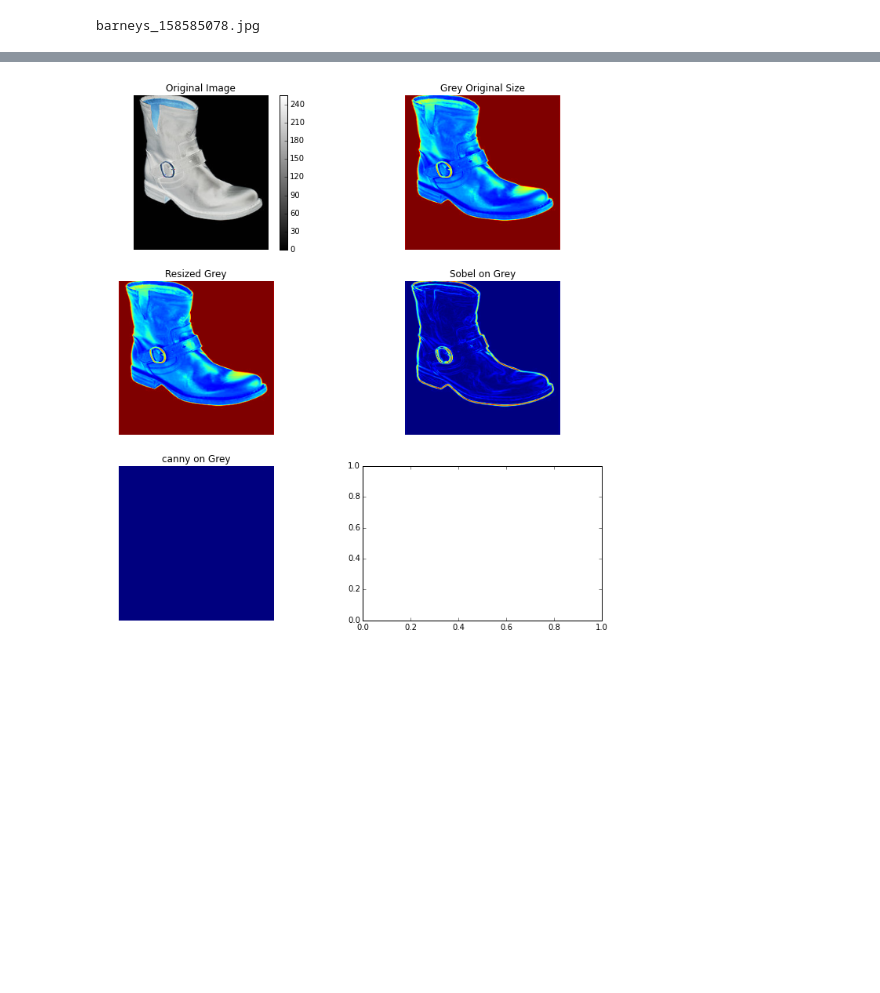
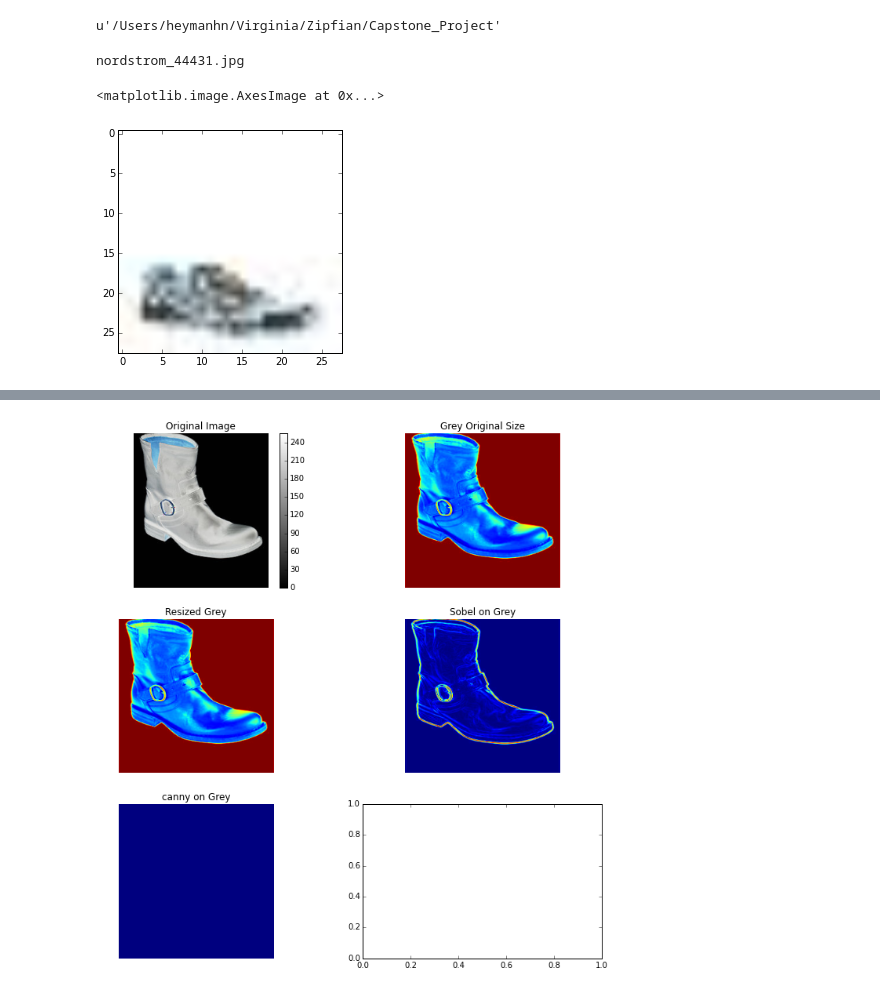
Before and after one commit to adolfoeliazat/Tinderella, a Jupyter notebook: classify_shoes.ipynb, the cells around one changed output, grey strips where cells are left out. Saved outputs shown, nothing was run; the diff lists cells and outputs as text; code cells hidden in the pictures; blank space fills up the shorter version.

```diff
--- a/classify_shoes.ipynb
+++ b/classify_shoes.ipynb
@@ -31,10 +18,15 @@ for store in company:
-# %%
-file_name = 'barneys_158585078.jpg'
-category = 'boots'
-image = data.imread('%s/%s/%s' % (store, category,file_name), as_grey=True).astype('int32')
-# img= scipy.misc.imread('%s/%s/%s' % (store, category,file_name)).astype('int32')
-print file_name
-resized_image = resize(image, (250, 250))
-# %% [output]
-barneys_158585078.jpg
+# %%
+pwd
+# %% [output]
+u'/Users/heymanhn/Virginia/Zipfian/Capstone_Project'
+# %%
+path = '/Users/heymanhn/Virginia/Zipfian/Capstone_Project/Test_Output_Images/athletic_uniform'
+file_name = 'nordstrom_44431.jpg'
+image = io.imread('%s/%s' % (path,file_name))
+print file_name
+plt.imshow(image)
+# %% [output]
+nordstrom_44431.jpg
+<matplotlib.image.AxesImage at 0x...>
+[figure, added]
 # %%
```
Also changed, not shown: parts of 3 cells of this notebook, 5 other files.
